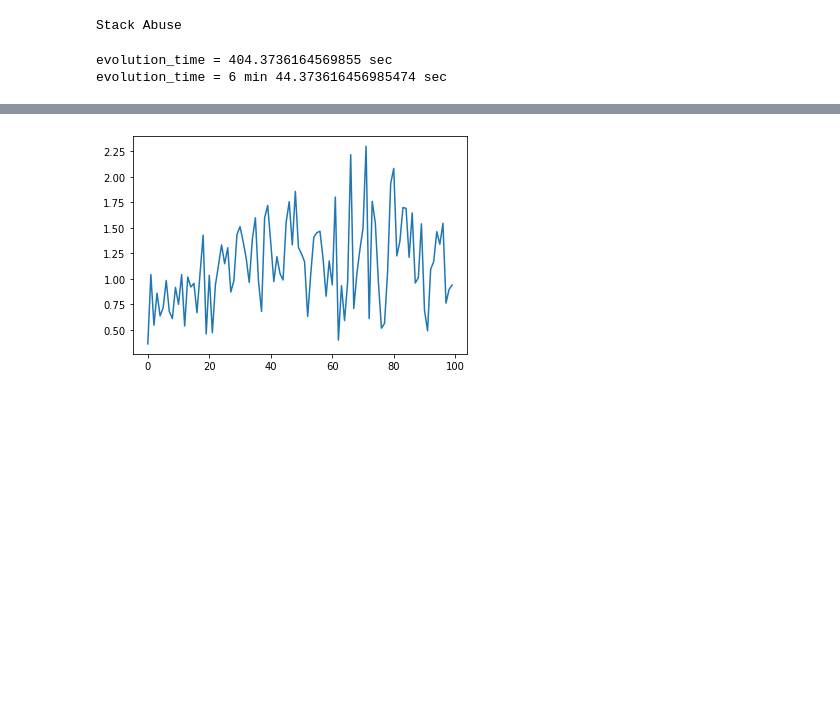
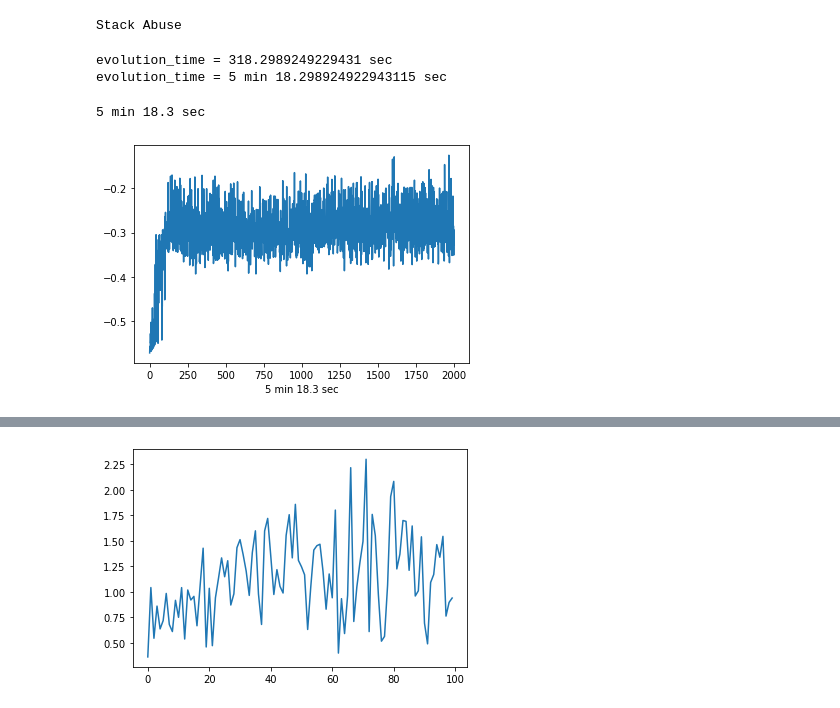
Before and after one commit to JoDeMiro/SACI2022, a Jupyter notebook: Driver.ipynb, the cells around one changed output, grey strips where cells are left out. Saved outputs shown, nothing was run; the diff lists cells and outputs as text; code cells hidden in the pictures; blank space fills up the shorter version.

```diff
--- a/Driver.ipynb
+++ b/Driver.ipynb
@@ -58,8 +58,8 @@ clf = joblib.load('model.joblib')        # <-- betöltjük
 # Valamiért újra indítás után nem müködnek de futnak a workeren mégis kill ---> újrainditás kellett terminálból
 # worker_address = 'http://192.168.0.54:8080'
 # worker_address = 'http://192.168.0.32:8080'
-worker_address = 'http://192.168.0.247:8080'        # M2.SMALL
-# worker_address = 'http://192.168.0.241:8080'          # M2.MEDIUM
+# worker_address = 'http://192.168.0.247:8080'        # M2.SMALL
+worker_address = 'http://192.168.0.252:8080'          # M2.MEDIUM
 
 driver_ip = 'http://192.168.0.114:8080'
 worker_id = 234
@@ -287,8 +287,8 @@ evolution       <Response [200]>
 # %%
 
 # A Driver hívja a Workerek clean API-t
-resp = requests.get(driver_address + '/clean')
-print('clean          ', resp)
+resp_clean = requests.get(driver_address + '/clean')
+print('clean          ', resp_clean)
 # %% [output]
 clean           <Response [200]>
 # %%
@@ -302,9 +302,20 @@ evolution_time = resp.json().get('evolution_time')
 print('evolution_time =', evolution_time, 'sec')
 print('evolution_time =', int(evolution_time//60), 'min', evolution_time%60, 'sec')
 # %% [output]
-evolution_time = 404.3736164569855 sec
-evolution_time = 6 min 44.373616456985474 sec
+evolution_time = 318.2989249229431 sec
+evolution_time = 5 min 18.298924922943115 sec
 # %%
 # resp.json()
 # %%
 generation_best_score = [float(i) for i in lst]        # <-- list(str) -> list(float)
+# %%
+evo_time = str(int(evolution_time//60)) + ' min ' + str(round(evolution_time%60, 2)) + ' sec'
+print(evo_time)
+# %% [output]
+5 min 18.3 sec
+# %%
+plt.plot(generation_best_score) # threshold -0.0 NN(15,5) factor 100 nRowsRead 9000 w 30 population 3 (M2.Medium) Mem(28%)
+plt.xlabel(evo_time)
+plt.show()
+# %% [output]
+[figure, added]
```
Also changed, not shown: parts of 8 cells of this notebook, 2 other files.
